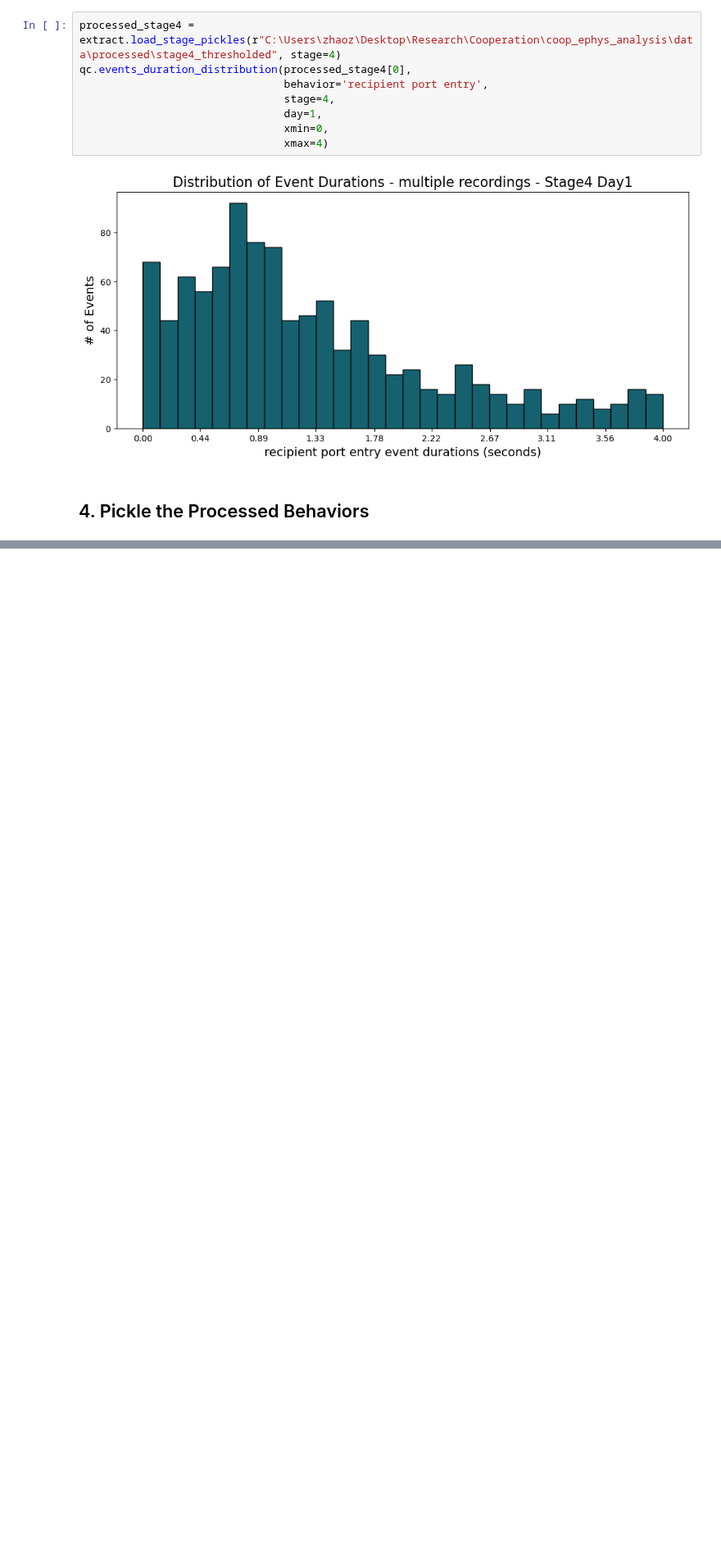
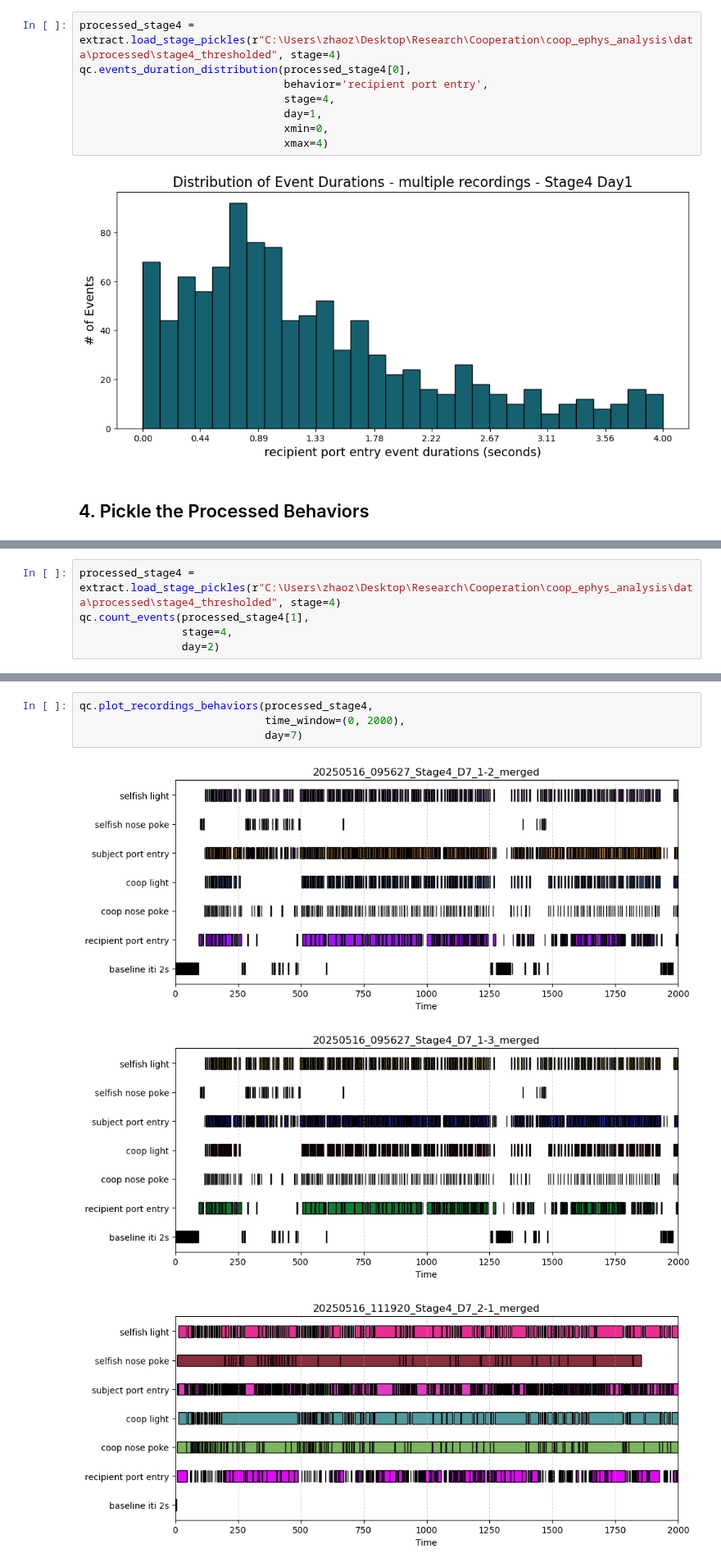
Before and after one commit to padillacoreanolab/coop_ephys_analysis, a Jupyter notebook: notebooks/behavior/stage4_quality_control.ipynb, the cells around one changed output, grey strips where cells are left out. Shown at 82% size. Drawn from its saved outputs; the diff is of its cells as text; blank space fills up the shorter version.

```diff
--- a/notebooks/behavior/stage4_quality_control.ipynb
+++ b/notebooks/behavior/stage4_quality_control.ipynb
@@ -206,0 +260,5 @@ qc.find_iti_windows(processed_stage4,
+# %%
+processed_stage4 = extract.load_stage_pickles(r"C:\Users\zhaoz\Desktop\Research\Cooperation\coop_ephys_analysis\data\processed\stage4_thresholded", stage=4)
+qc.count_events(processed_stage4[1],
+				stage=4,
+				day=2)
@@ -206,0 +283,8 @@ qc.find_iti_windows(processed_stage4,
+# %%
+qc.plot_recordings_behaviors(processed_stage4,
+							 time_window=(0, 2000),
+							 day=7)
+# %% [output]
+[figure, added]
+[figure, added]
+[figure, added]
```
Also changed, not shown: parts of 12 cells of this notebook, 10 other files.
